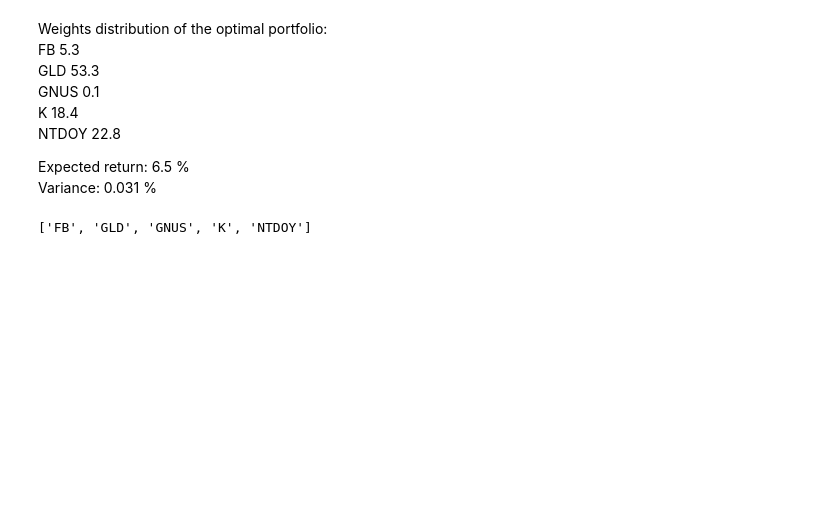
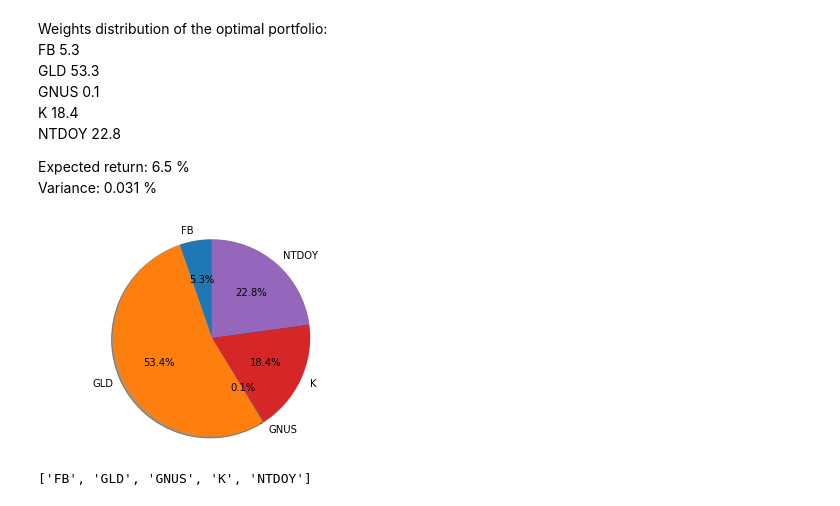
Before and after one commit to AlexanderTrap/Finance-Problemsets, a Jupyter notebook: Results.ipynb, the cells around one changed output. Saved outputs shown, nothing was run; the diff lists cells and outputs as text; code cells hidden in the pictures; blank space fills up the shorter version.

```diff
--- a/Results.ipynb
+++ b/Results.ipynb
@@ -18,6 +18,20 @@ import yfinance as yf
 import pandas as pd
 import matplotlib.pyplot as plt
 import numpy as np
+# %%
+labels = 'FB', 'GLD', 'GNUS', 'K', 'NTDOY'
+sizes = [5.3, 53.3, 0.1, 18.4,22.8]
+explode = (0, 0, 0,0,0)  # only "explode" the 2nd slice (i.e. 'Hogs')
+
+fig1, ax1 = plt.subplots()
+ax1.pie(sizes, explode=explode, labels=labels, autopct='%1.1f%%',
+        shadow=True, startangle=90)
+ax1.axis('equal')  # Equal aspect ratio ensures that pie is drawn as a circle.
+
+# plt.savefig("pie_diagram.png",bbox_inches='tight')
+plt.show()
+# %% [output]
+[figure, added]
 # %%
 from datetime import datetime
 today=datetime.today().strftime('%Y-%m-%d')
```
Also changed, not shown: parts of 15 cells of this notebook.
